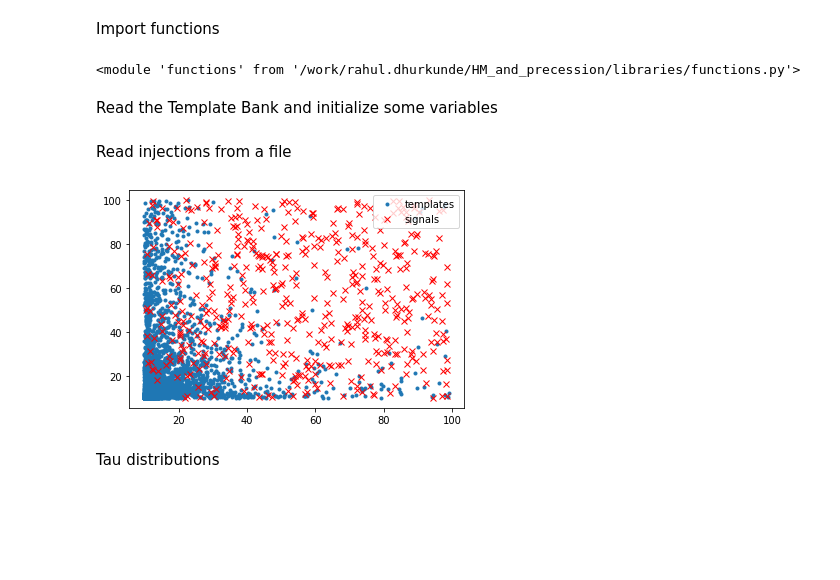
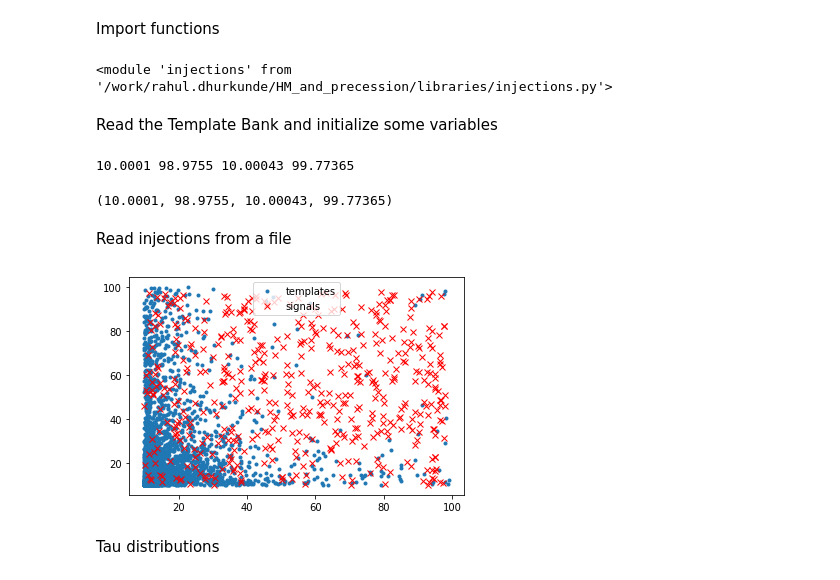
Before and after one commit to rahuldhurkunde/HM_plus_precession, a Jupyter notebook: FF_testing.ipynb, the cells around one changed output. Saved outputs shown, nothing was run; the diff lists cells and outputs as text; code cells hidden in the pictures; blank space fills up the shorter version.

```diff
--- a/FF_testing.ipynb
+++ b/FF_testing.ipynb
@@ -14,13 +14,15 @@ import seaborn as sns
 import importlib
 from random import randrange
 import time
+import h5py
 import matplotlib.gridspec as gridspec
 
 #plt.rcParams.update({
 #    "text.usetex": True})
 importlib.reload(func)
+importlib.reload(inj)
 # %% [output]
-<module 'functions' from '/work/rahul.dhurkunde/HM_and_precession/libraries/functions.py'>
+<module 'injections' from '/work/rahul.dhurkunde/HM_and_precession/libraries/injections.py'>
 # %% [markdown]
 Read the Template Bank and initialize some variables
 # %%
@@ -28,22 +30,28 @@ delta_f = 1/32
 delta_t = 1.0/4096
 f_min  = 25.0
 tb = func.read_tb("banks/vanilla_BBHbank", f_min)
+func.get_mass_ranges_from_TB(tb)
+# %% [output]
+10.0001 98.9755 10.00043 99.77365
+(10.0001, 98.9755, 10.00043, 99.77365)
 # %% [markdown]
 Read injections from a file
 # %%
 nsignal = 500
-filename = 'libraries/random_injections.hdf5'
-sg = inj.read_injections_HDF(filename, nsignal)
+#filename = 'libraries/random_injections.hdf5'
+filename = 'injections/new_injections.hdf5'
+
+sg = inj.read_injections_HDF(filename, nsignal, f_min)
 tb_m1 = [x.m1 for x in tb]
 tb_m2 = [x.m2 for x in tb]
 plt.plot(tb_m1, tb_m2, '.', label='templates')
 sg_m1 = [x.m1 for x in sg]
 sg_m2 = [x.m2 for x in sg]
 plt.plot(sg_m1, sg_m2, 'x', color='red', label = 'signals')
 plt.legend()
 plt.show()
 # %% [output]
-[figure, old version]
+[figure, new version]
 # %% [markdown]
 Tau distributions
 # %%
```
Also changed, not shown: parts of 1 cell of this notebook, 5 other files.
